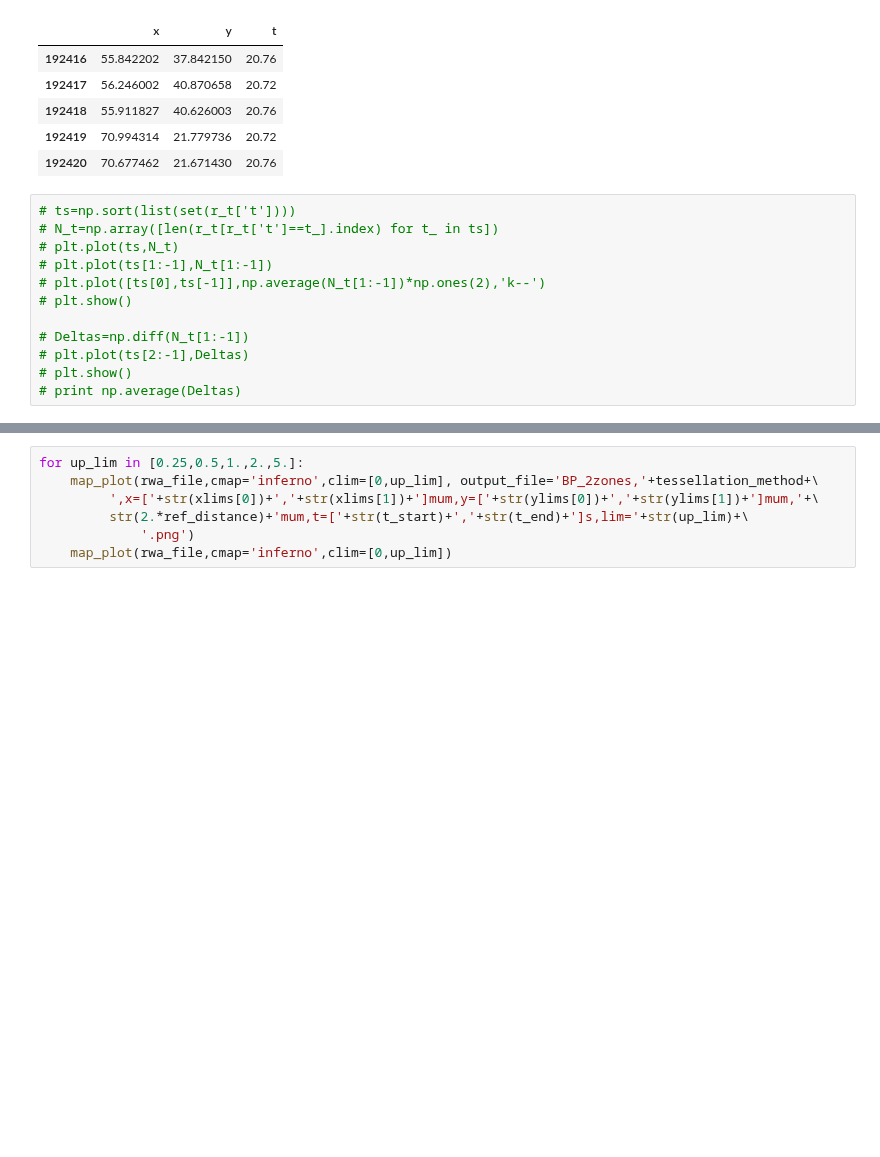
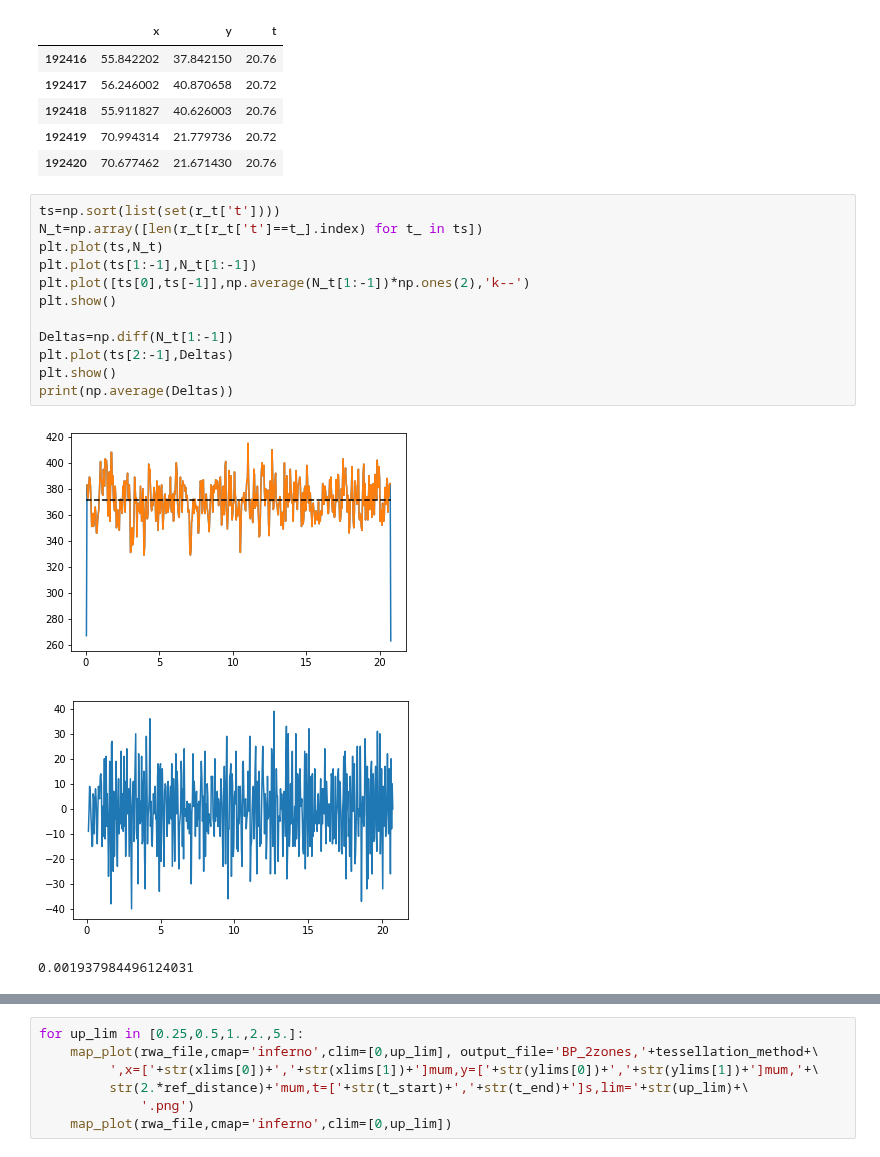
Before and after one commit to DecBayComp/TRamWAy, a Jupyter notebook: nontracking/nontracking-tramway_2zones-Optimized.ipynb, the cells around one changed output, grey strips where cells are left out. Saved outputs shown, nothing was run; the diff lists cells and outputs as text; blank space fills up the shorter version.

```diff
--- a/nontracking/nontracking-tramway_2zones-Optimized.ipynb
+++ b/nontracking/nontracking-tramway_2zones-Optimized.ipynb
@@ -56,15 +56,19 @@ r_t.tail()
 | 192419 | 70.994314 | 21.779736 | 20.72 |
 | 192420 | 70.677462 | 21.671430 | 20.76 |
 # %%
-# ts=np.sort(list(set(r_t['t'])))
-# N_t=np.array([len(r_t[r_t['t']==t_].index) for t_ in ts])
-# plt.plot(ts,N_t)
-# plt.plot(ts[1:-1],N_t[1:-1])
-# plt.plot([ts[0],ts[-1]],np.average(N_t[1:-1])*np.ones(2),'k--')
-# plt.show()
+ts=np.sort(list(set(r_t['t'])))
+N_t=np.array([len(r_t[r_t['t']==t_].index) for t_ in ts])
+plt.plot(ts,N_t)
+plt.plot(ts[1:-1],N_t[1:-1])
+plt.plot([ts[0],ts[-1]],np.average(N_t[1:-1])*np.ones(2),'k--')
+plt.show()
 
-# Deltas=np.diff(N_t[1:-1])
-# plt.plot(ts[2:-1],Deltas)
-# plt.show()
-# print np.average(Deltas)
+Deltas=np.diff(N_t[1:-1])
+plt.plot(ts[2:-1],Deltas)
+plt.show()
+print(np.average(Deltas))
+# %% [output]
+[figure, added]
+[figure, added]
+0.001937984496124031
 # %%
```
Also changed, not shown: parts of 6 cells of this notebook, 23 other files.
